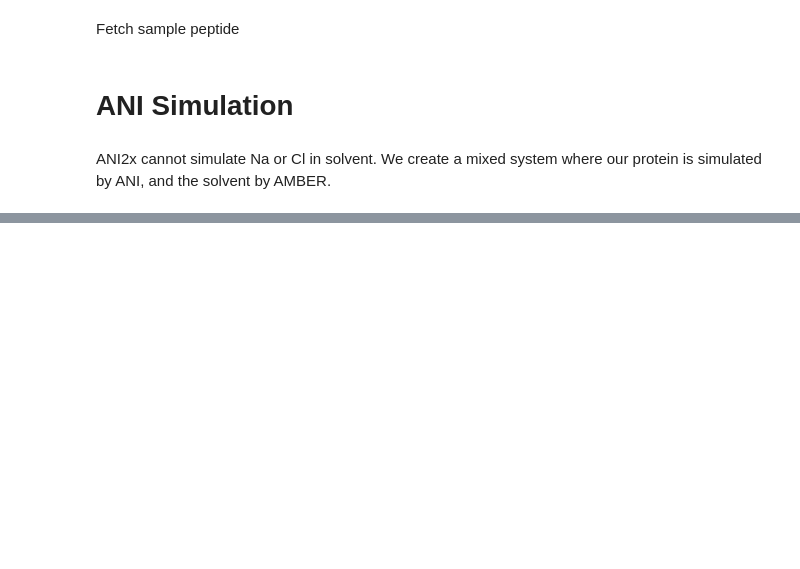
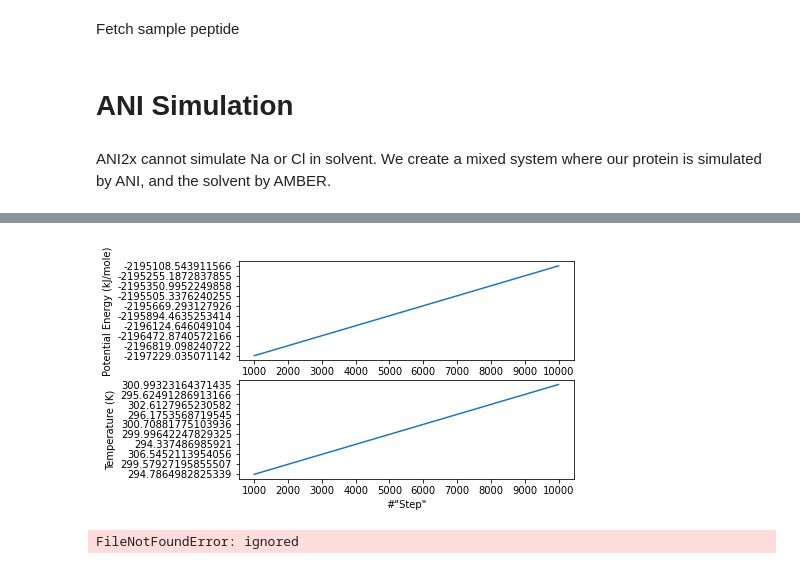
Before and after one commit to meyresearch/ANI-Peptides, a Jupyter notebook: demos/ANI2x.ipynb, the cells around one changed output, grey strips where cells are left out. Saved outputs shown, nothing was run; the diff lists cells and outputs as text; code cells hidden in the pictures; blank space fills up the shorter version.

```diff
--- a/demos/ANI2x.ipynb
+++ b/demos/ANI2x.ipynb
@@ -74,6 +382,25 @@ from sys import stdout
+# %%
+import matplotlib.pyplot as plt
+import csv
+
+with open('equilibration_state_data.csv','r') as csvfile:
+    plots = csv.reader(csvfile, delimiter = ',')
+
+    headers = next(plots)
+    data = list(zip(*plots))
+
+    plt.figure()
+
+    for header_idx in range(1, len(headers)):
+        plt.subplot(len(headers)-1, 1, header_idx)
+        plt.xlabel(headers[0])
+        plt.ylabel(headers[header_idx])
+        plt.plot(data[0], data[header_idx])
+# %% [output]
+[figure, added]
 # %%
 # Load sample peptide
-pdb = PDBFile('aaa_equilibrated.pdb')
+pdb = PDBFile('aaa.pdb')
 
 # Create AMBER forcefield
 forcefield = ForceField(
@@ -130,6 +457,8 @@ simulation.reporters.append(
         temperature=True
     )
 )
+# %% [output]
+FileNotFoundError: ignored
 # %%
 # Run the simulation through 10000 time steps
 simulation.step(10000)
```
Also changed, not shown: parts of 13 cells of this notebook.
